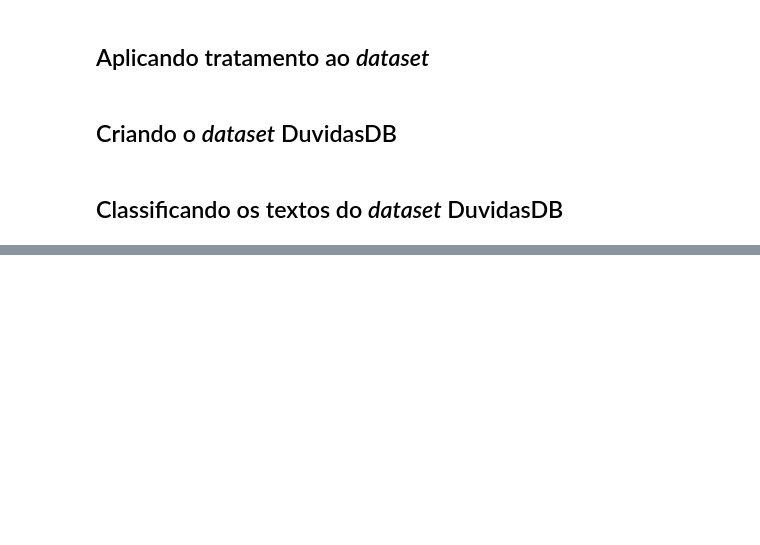
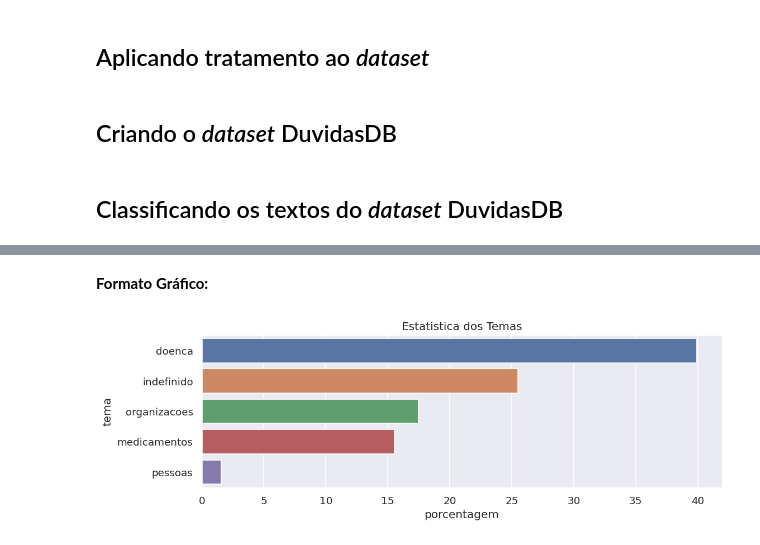
Before and after one commit to ednux/data-science-twitters-covid, a Jupyter notebook: main.ipynb, the cells around one changed output, grey strips where cells are left out. Cells and saved outputs as stored; diff of their text form; code cells hidden in the pictures; blank space fills up the shorter version.

Commit message:
Estatísticas das perguntas classificadas

```diff
--- a/main.ipynb
+++ b/main.ipynb
@@ -1116,0 +1111,2 @@ df_perguntas_classificadas.head()
+# %%
+df_estatistica = pd.read_csv('/content/drive/My Drive/trabalho-pratico/df_perguntas_classificadas.csv')
@@ -1116,0 +1115,7 @@ df_perguntas_classificadas.head()
+# %%
+estatistica_total = len(df_estatistica.tema)
+estatistica_pessoas = len(df_estatistica.loc[df_estatistica['tema'] == 'pessoas'])
+estatistica_doenca = len(df_estatistica.loc[df_estatistica['tema'] == 'doenca'])
+estatistica_organizacoes = len(df_estatistica.loc[df_estatistica['tema'] == 'organizacoes'])
+estatistica_medicamentos = len(df_estatistica.loc[df_estatistica['tema'] == 'medicamentos'])
+estatistica_indefinido = len(df_estatistica.loc[df_estatistica['tema'] == 'indefinido'])
@@ -1116,0 +1124,8 @@ df_perguntas_classificadas.head()
+# %%
+df_estatistica = pd.DataFrame({
+    'tema': ['pessoas', 'doenca', 'organizacoes', 'medicamentos', 'indefinido'],
+    'total': [estatistica_pessoas,estatistica_doenca, estatistica_organizacoes, estatistica_medicamentos, estatistica_indefinido],
+    'porcentagem': [(estatistica_pessoas/estatistica_total)*100, (estatistica_doenca/estatistica_total)*100, (estatistica_organizacoes/estatistica_total)*100, (estatistica_medicamentos/estatistica_total)*100,
+                    (estatistica_indefinido/estatistica_total)*100]})
+# %%
+df_estatistica = df_estatistica.sort_values(ascending=False, by='porcentagem')
@@ -1116,0 +1146,13 @@ df_perguntas_classificadas.head()
+# %% [markdown]
+**Formato Gráfico:**
+# %%
+sns.set(style="darkgrid")
+plt.rcParams['figure.dpi'] = 120
+f, ax = plt.subplots(figsize=(10, 3))
+sns.set_color_codes("pastel")
+sns.barplot(x="porcentagem", y="tema", data=df_estatistica)
+sns.despine(left=True, bottom=True)
+plt.title("Estatistica dos Temas")
+fig.tight_layout()
+# %% [output]
+[figure, added]
```
Also changed, not shown: parts of 13 cells of this notebook.
